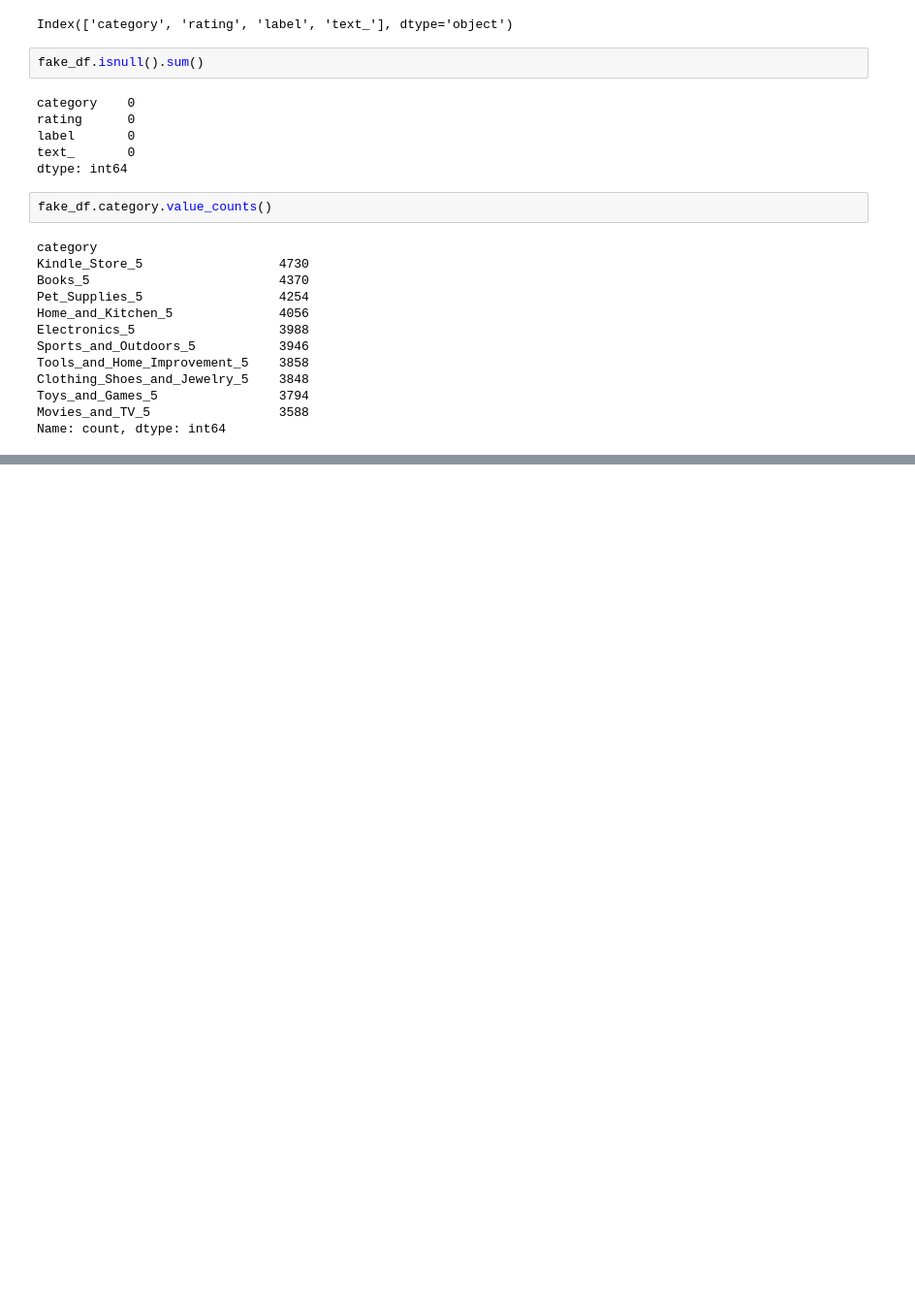
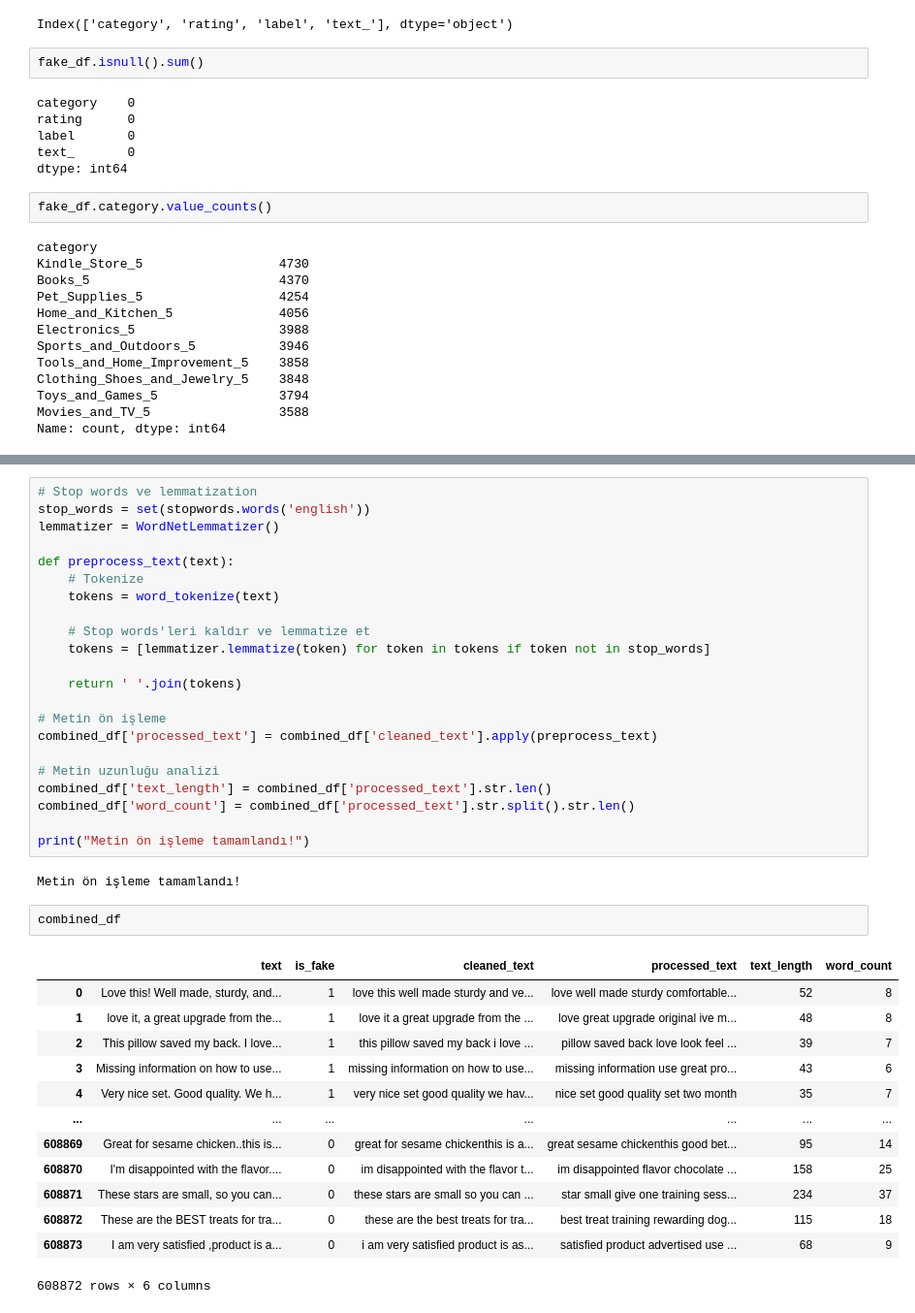
Before and after one commit to AlpikTech/ISTDS-Proje-5, a Jupyter notebook: Notebook.ipynb, the cells around one changed output, grey strips where cells are left out. Shown: that part at 97% size. Cells and saved outputs as stored; diff of their text form; blank space fills up the shorter version.

```diff
--- a/Notebook.ipynb
+++ b/Notebook.ipynb
@@ -85,0 +217,40 @@ Name: count, dtype: int64
+# %%
+# Stop words ve lemmatization
+stop_words = set(stopwords.words('english'))
+lemmatizer = WordNetLemmatizer()
+
+def preprocess_text(text):
+    # Tokenize
+    tokens = word_tokenize(text)
+
+    # Stop words'leri kaldır ve lemmatize et
+    tokens = [lemmatizer.lemmatize(token) for token in tokens if token not in stop_words]
+
+    return ' '.join(tokens)
+
+# Metin ön işleme
+combined_df['processed_text'] = combined_df['cleaned_text'].apply(preprocess_text)
+
+# Metin uzunluğu analizi
+combined_df['text_length'] = combined_df['processed_text'].str.len()
+combined_df['word_count'] = combined_df['processed_text'].str.split().str.len()
+
+print("Metin ön işleme tamamlandı!")
+# %% [output]
+Metin ön işleme tamamlandı!
+# %%
+combined_df
+# %% [output]
+|  | text | is_fake | cleaned_text | processed_text | text_length | word_count |
+| 0 | Love this! Well made, sturdy, and... | 1 | love this well made sturdy and ve... | love well made sturdy comfortable... | 52 | 8 |
+| 1 | love it, a great upgrade from the... | 1 | love it a great upgrade from the ... | love great upgrade original ive m... | 48 | 8 |
+| 2 | This pillow saved my back. I love... | 1 | this pillow saved my back i love ... | pillow saved back love look feel ... | 39 | 7 |
+| 3 | Missing information on how to use... | 1 | missing information on how to use... | missing information use great pro... | 43 | 6 |
+| 4 | Very nice set. Good quality. We h... | 1 | very nice set good quality we hav... | nice set good quality set two month | 35 | 7 |
+| ... | ... | ... | ... | ... | ... | ... |
+| 608869 | Great for sesame chicken..this is... | 0 | great for sesame chickenthis is a... | great sesame chickenthis good bet... | 95 | 14 |
+| 608870 | I'm disappointed with the flavor.... | 0 | im disappointed with the flavor t... | im disappointed flavor chocolate ... | 158 | 25 |
+| 608871 | These stars are small, so you can... | 0 | these stars are small so you can ... | star small give one training sess... | 234 | 37 |
+| 608872 | These are the BEST treats for tra... | 0 | these are the best treats for tra... | best treat training rewarding dog... | 115 | 18 |
+| 608873 | I am very satisfied ,product is a... | 0 | i am very satisfied product is as... | satisfied product advertised use ... | 68 | 9 |
+608872 rows × 6 columns
```
Also changed, not shown: parts of 15 cells of this notebook, 6 other files.
